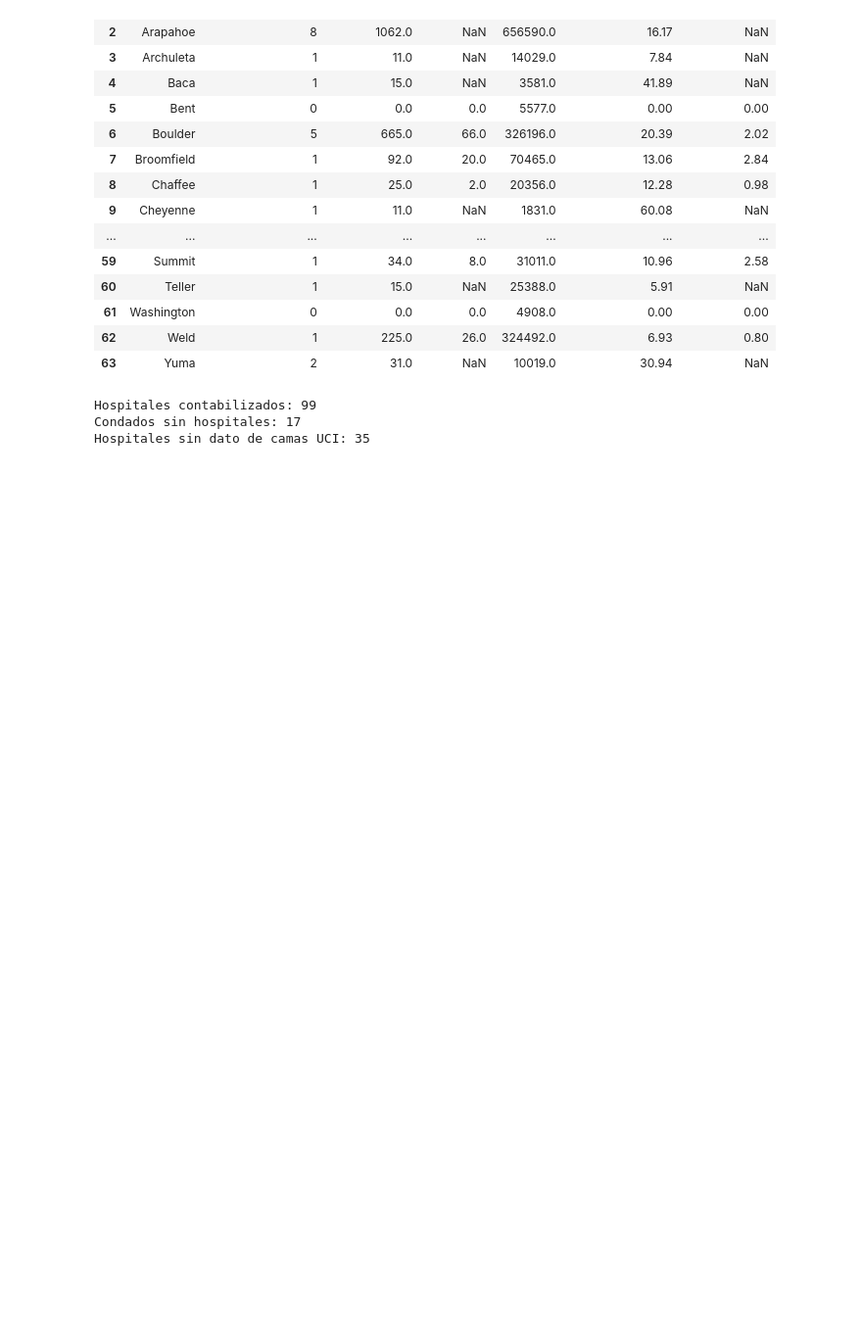
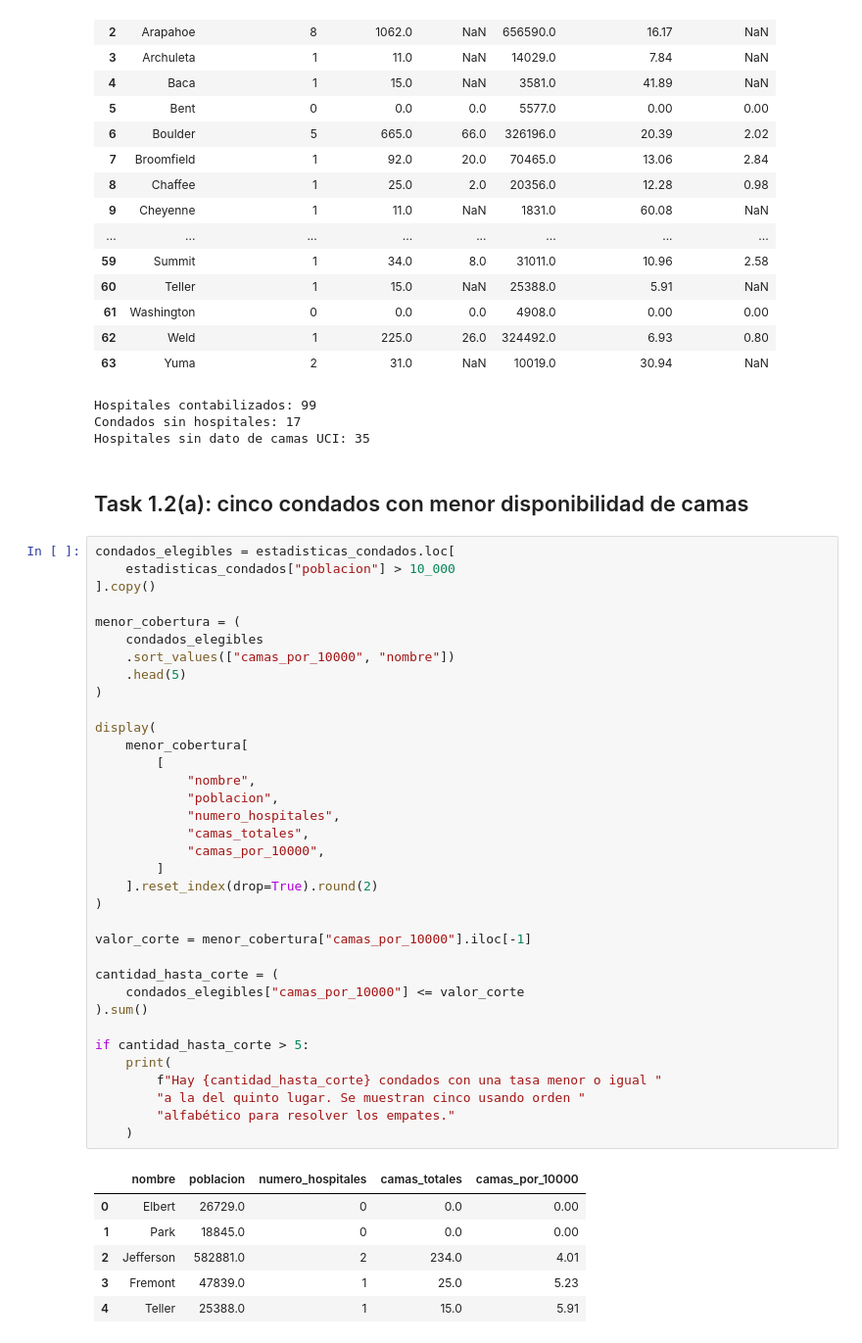
Before and after one commit to CamiR24/Lab5-MS, a Jupyter notebook: Task1.ipynb, the cells around one changed output. Shown at 98% size. Drawn from its saved outputs; the diff is of its cells as text; blank space fills up the shorter version.

Commit message:
feat: Task 1.2 a and b

```diff
--- a/Task1.ipynb
+++ b/Task1.ipynb
@@ -449,3 +449,47 @@ print(
 Hospitales contabilizados: 99
 Condados sin hospitales: 17
 Hospitales sin dato de camas UCI: 35
+# %% [markdown]
+## Task 1.2(a): cinco condados con menor disponibilidad de camas
+# %%
+condados_elegibles = estadisticas_condados.loc[
+    estadisticas_condados["poblacion"] > 10_000
+].copy()
+
+menor_cobertura = (
+    condados_elegibles
+    .sort_values(["camas_por_10000", "nombre"])
+    .head(5)
+)
+
+display(
+    menor_cobertura[
+        [
+            "nombre",
+            "poblacion",
+            "numero_hospitales",
+            "camas_totales",
+            "camas_por_10000",
+        ]
+    ].reset_index(drop=True).round(2)
+)
+
+valor_corte = menor_cobertura["camas_por_10000"].iloc[-1]
+
+cantidad_hasta_corte = (
+    condados_elegibles["camas_por_10000"] <= valor_corte
+).sum()
+
+if cantidad_hasta_corte > 5:
+    print(
+        f"Hay {cantidad_hasta_corte} condados con una tasa menor o igual "
+        "a la del quinto lugar. Se muestran cinco usando orden "
+        "alfabético para resolver los empates."
+    )
+# %% [output]
+|  | nombre | poblacion | numero_hospitales | camas_totales | camas_por_10000 |
+| 0 | Elbert | 26729.0 | 0 | 0.0 | 0.00 |
+| 1 | Park | 18845.0 | 0 | 0.0 | 0.00 |
+| 2 | Jefferson | 582881.0 | 2 | 234.0 | 4.01 |
+| 3 | Fremont | 47839.0 | 1 | 25.0 | 5.23 |
+| 4 | Teller | 25388.0 | 1 | 15.0 | 5.91 |
```
Also changed, not shown: parts of 2 cells of this notebook.
